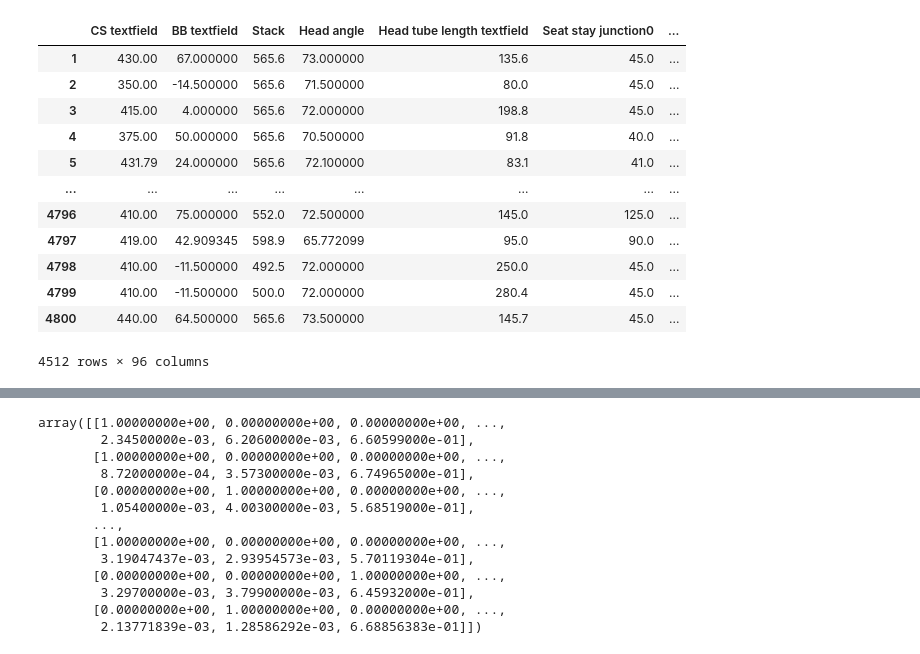
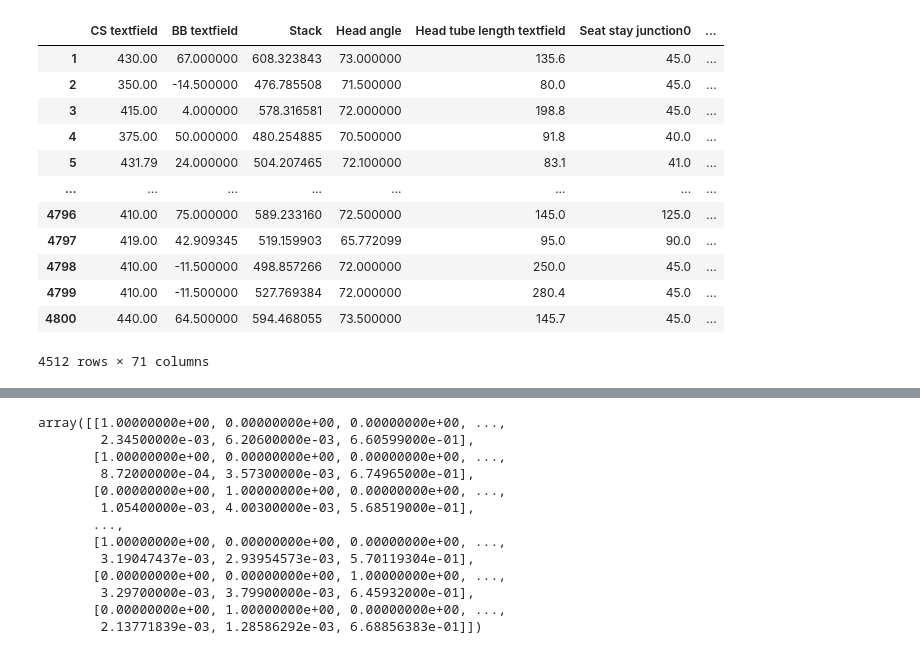
Before and after one commit to yazan-abu-obaideh/biked-commons, a Jupyter notebook: src/biked_commons/transformation/testing.ipynb, the cells around one changed output, grey strips where cells are left out. Drawn from its saved outputs; the diff is of its cells as text; code cells hidden in the pictures.

Commit message:
add one-hot encoding and categorical version of bike-bench dataset

```diff
--- a/src/biked_commons/transformation/testing.ipynb
+++ b/src/biked_commons/transformation/testing.ipynb
@@ -11,5 +11,4 @@ from biked_commons.transformation import framed
 from biked_commons.prediction import loaders
 # %%
-p = split_datasets_path('CLIP_X_test.csv')
-clip = pd.read_csv(p, index_col=0)
-f, _ = loaders.load_validity()
+p = split_datasets_path('bike_bench_mixed_modality.csv')
+data = pd.read_csv(p, index_col=0)
@@ -28,17 +15,17 @@ Index(['Material=Steel', 'Material=Aluminum', 'Material=Titanium',
 # %%
-clip
+data
 # %% [output]
 |  | CS textfield | BB textfield | Stack | Head angle | Head tube length textfield | Seat stay junction0 | ... |
-| 1 | 430.00 | 67.000000 | 565.6 | 73.000000 | 135.6 | 45.0 | ... |
-| 2 | 350.00 | -14.500000 | 565.6 | 71.500000 | 80.0 | 45.0 | ... |
-| 3 | 415.00 | 4.000000 | 565.6 | 72.000000 | 198.8 | 45.0 | ... |
-| 4 | 375.00 | 50.000000 | 565.6 | 70.500000 | 91.8 | 40.0 | ... |
-| 5 | 431.79 | 24.000000 | 565.6 | 72.100000 | 83.1 | 41.0 | ... |
+| 1 | 430.00 | 67.000000 | 608.323843 | 73.000000 | 135.6 | 45.0 | ... |
+| 2 | 350.00 | -14.500000 | 476.785508 | 71.500000 | 80.0 | 45.0 | ... |
+| 3 | 415.00 | 4.000000 | 578.316581 | 72.000000 | 198.8 | 45.0 | ... |
+| 4 | 375.00 | 50.000000 | 480.254885 | 70.500000 | 91.8 | 40.0 | ... |
+| 5 | 431.79 | 24.000000 | 504.207465 | 72.100000 | 83.1 | 41.0 | ... |
 | ... | ... | ... | ... | ... | ... | ... | ... |
-| 4796 | 410.00 | 75.000000 | 552.0 | 72.500000 | 145.0 | 125.0 | ... |
-| 4797 | 419.00 | 42.909345 | 598.9 | 65.772099 | 95.0 | 90.0 | ... |
-| 4798 | 410.00 | -11.500000 | 492.5 | 72.000000 | 250.0 | 45.0 | ... |
-| 4799 | 410.00 | -11.500000 | 500.0 | 72.000000 | 280.4 | 45.0 | ... |
-| 4800 | 440.00 | 64.500000 | 565.6 | 73.500000 | 145.7 | 45.0 | ... |
+| 4796 | 410.00 | 75.000000 | 589.233160 | 72.500000 | 145.0 | 125.0 | ... |
+| 4797 | 419.00 | 42.909345 | 519.159903 | 65.772099 | 95.0 | 90.0 | ... |
+| 4798 | 410.00 | -11.500000 | 498.857266 | 72.000000 | 250.0 | 45.0 | ... |
+| 4799 | 410.00 | -11.500000 | 527.769384 | 72.000000 | 280.4 | 45.0 | ... |
+| 4800 | 440.00 | 64.500000 | 594.468055 | 73.500000 | 145.7 | 45.0 | ... |
-4512 rows × 96 columns
+4512 rows × 71 columns
 # %%
```
Also changed, not shown: parts of 8 cells of this notebook, 2 other files.
